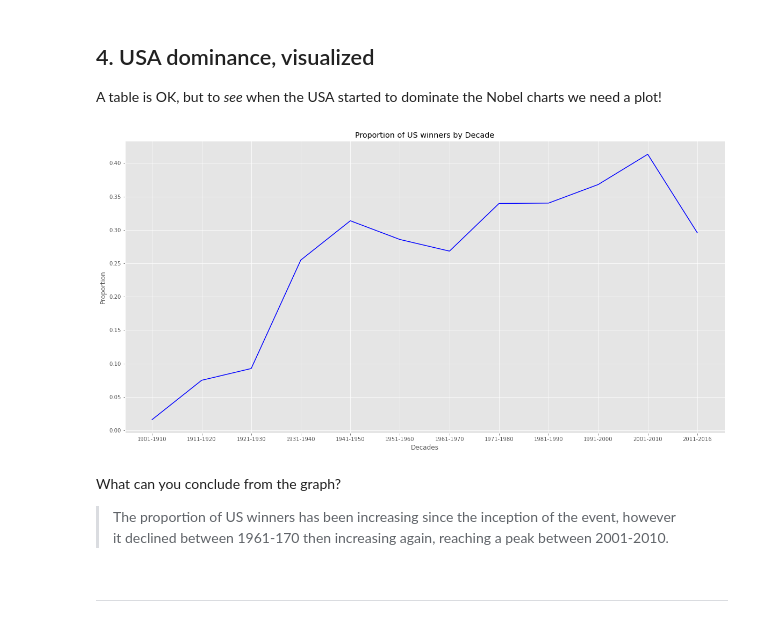
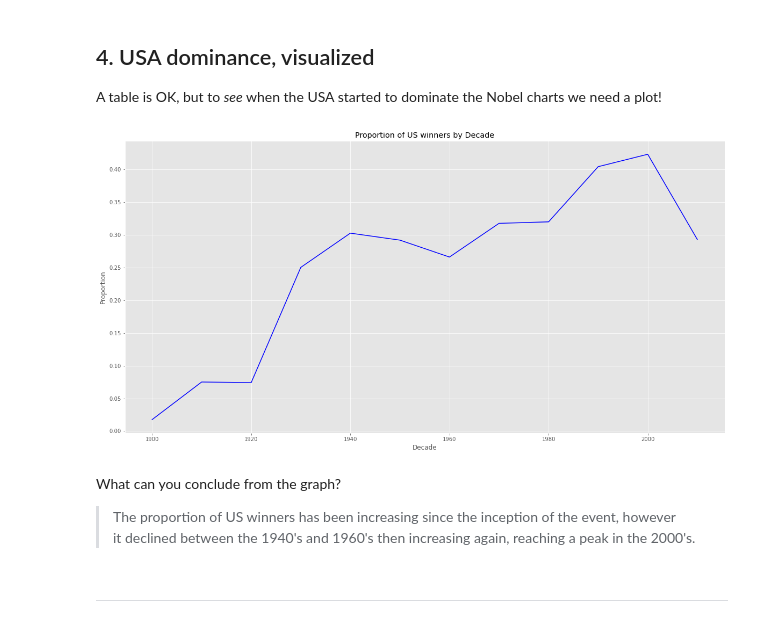
Before and after one commit to ThapeloMarakalla/A-Visual-History-of-Nobel-Prize-Winners, a Jupyter notebook: code/nobelprizewinners.ipynb, the cells around one changed output. Cells and saved outputs as stored; diff of their text form; code cells hidden in the pictures.

```diff
--- a/code/nobelprizewinners.ipynb
+++ b/code/nobelprizewinners.ipynb
@@ -121,13 +118,9 @@ Among the counries in the top 10, none of them is from the Southern Hemisphere.
 # %%
 # Calculating the proportion of USA born winners per decade
 nobel['usa_born_winner'] = nobel.birth_country == 'United States of America'
-nobel['decade'] = np.abs(1901 - nobel.year) // 10
-# pro_usa_winners = number of usa winners in each decade / number of winners in each dece
-prop_usa_winners = nobel[nobel.usa_born_winner == True]['decade'].value_counts().sort_index() / nobel['decade'].value_counts().sort_index()
+nobel['decade'] = (np.floor(nobel['year'] / 10) * 10).astype(int)
+prop_usa_winners = nobel.groupby('decade', as_index=False)['usa_born_winner'].mean()
 
 # Display the proportions of USA born winners per decade
-index = [str(x) + '-' + str(y) for x, y in zip(range(1901, 2022,10), range(1910, 2022,10))]
-index[-1] = '2011-2016'
-prop_usa_winners.index = index
 prop_usa_winners
 # %% [output]
@@ -152,17 +145,17 @@ Name: decade, dtype: float64
 # %%
 #using seaborn, plot the proportion of US winners by decade
 plt.figure(figsize=(20,10))
-sns.lineplot(x=prop_usa_winners.index, y=prop_usa_winners.values, color='b')
-plt.xlabel('Decades')
+sns.lineplot(x=prop_usa_winners.decade, y=prop_usa_winners.usa_born_winner, color='b')
+plt.xlabel('Decade')
 plt.ylabel('Proportion')
 plt.title('Proportion of US winners by Decade')
 plt.show()
 # %% [output]
-[figure, old version]
+[figure, new version]
 # %% [markdown]
 What can you conclude from the graph?
 > The proportion of US winners has been increasing since the inception of the event, however
-it declined between 1961-170 then increasing again, reaching a peak between 2001-2010.
+it declined between the 1940's and 1960's then increasing again, reaching a peak in the 2000's.
 # %% [markdown]
 ---
 # %% [markdown]
```
Also changed, not shown: parts of 8 cells of this notebook.
